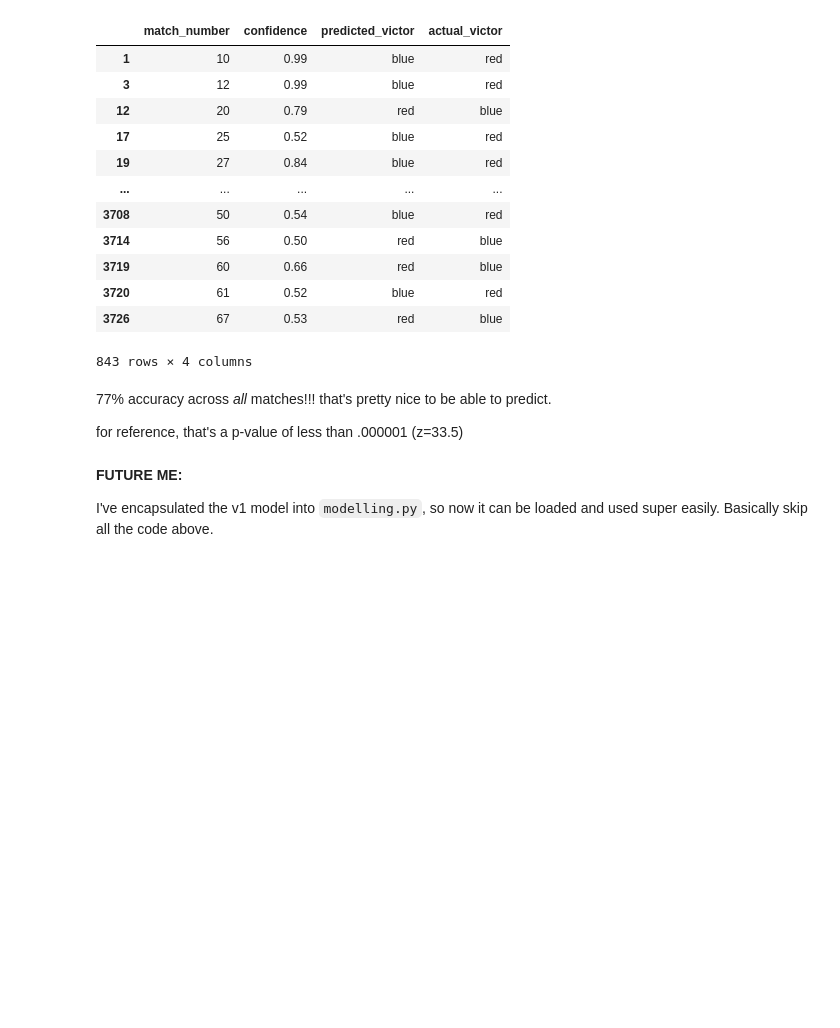
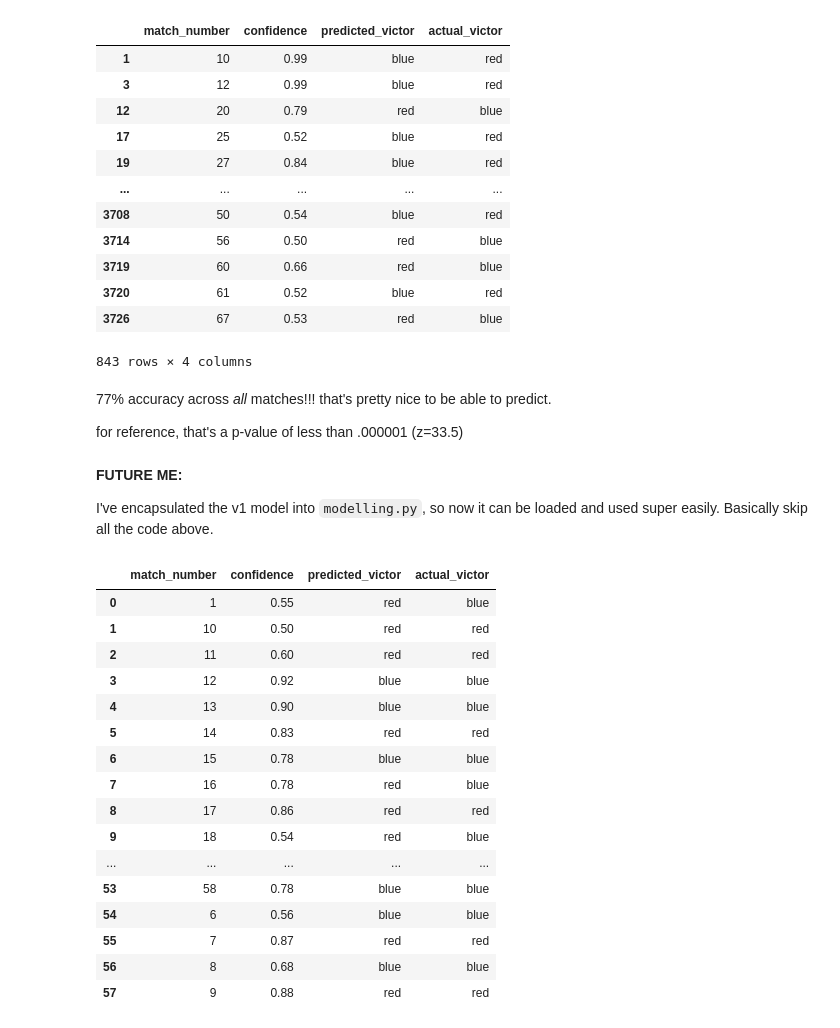
Before and after one commit to morzack/Sakurajima-Scouting, a Jupyter notebook: week-2.ipynb, the cells around one changed output. Drawn from its saved outputs; the diff is of its cells as text; code cells hidden in the pictures; blank space fills up the shorter version.

Commit message:
minor improvements to model

```diff
--- a/week-2.ipynb
+++ b/week-2.ipynb
@@ -436,3 +438,28 @@ score_model_complete = modelling.ScoreModelOpr(
     opr_file="data/saved_models/v1/opr-data.csv",
     team_data_file="data/saved_models/v1/team-data.csv"
 )
+# %%
+# let's implement some kind of ranking prediction system
+event_predicting = 'week2/2020ncpem'
+predicting_matches, _, _, _ = load_data_event(event_predicting)
+
+event_predictions = score_model_complete.predict_scores_event(predicting_matches, feedback=True)
+event_predictions
+# %% [output]
+|  | match_number | confidence | predicted_victor | actual_victor |
+| 0 | 1 | 0.55 | red | blue |
+| 1 | 10 | 0.50 | red | red |
+| 2 | 11 | 0.60 | red | red |
+| 3 | 12 | 0.92 | blue | blue |
+| 4 | 13 | 0.90 | blue | blue |
+| 5 | 14 | 0.83 | red | red |
+| 6 | 15 | 0.78 | blue | blue |
+| 7 | 16 | 0.78 | red | blue |
+| 8 | 17 | 0.86 | red | red |
+| 9 | 18 | 0.54 | red | blue |
+| ... | ... | ... | ... | ... |
+| 53 | 58 | 0.78 | blue | blue |
+| 54 | 6 | 0.56 | blue | blue |
+| 55 | 7 | 0.87 | red | red |
+| 56 | 8 | 0.68 | blue | blue |
+| 57 | 9 | 0.88 | red | red |
```
Also changed, not shown: parts of 4 cells of this notebook, 1 other file.
